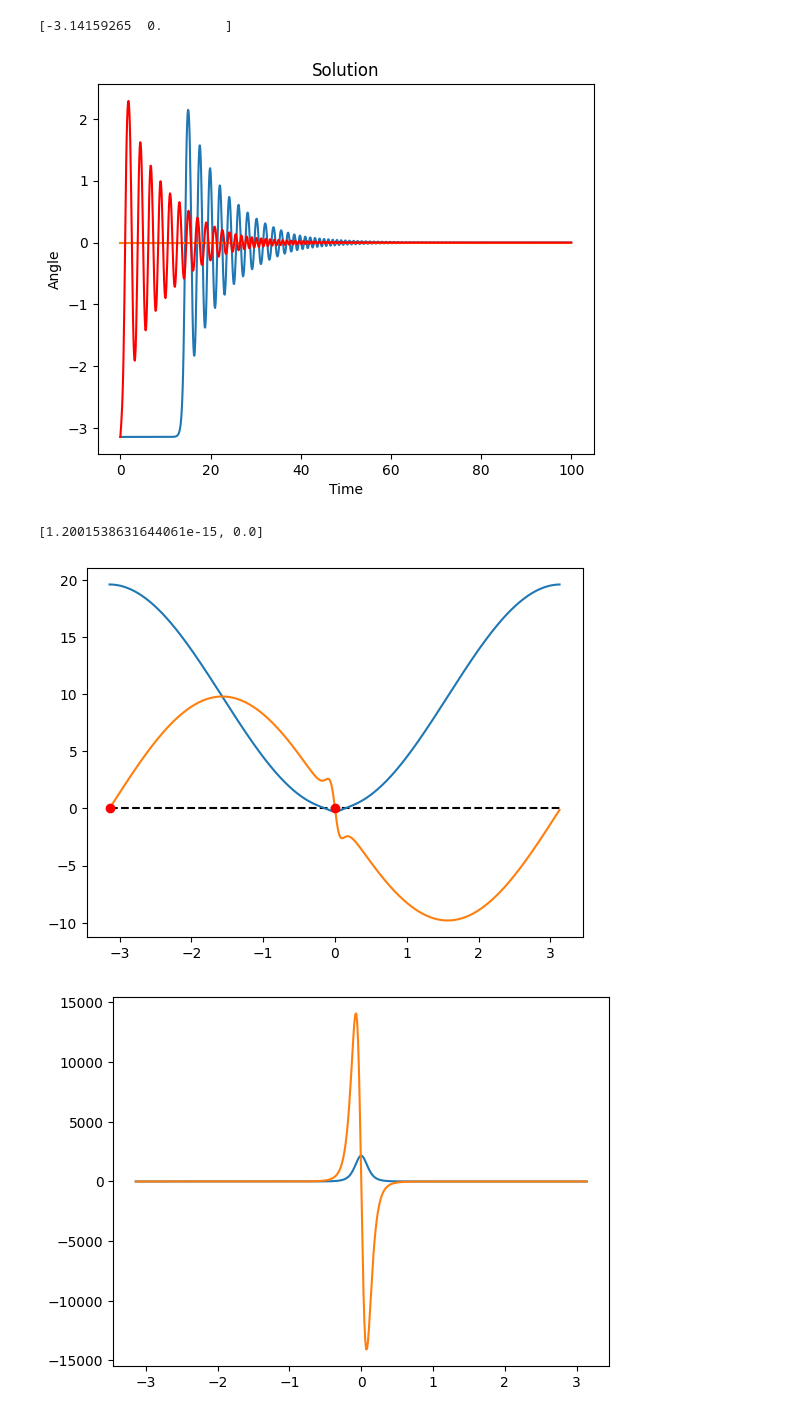
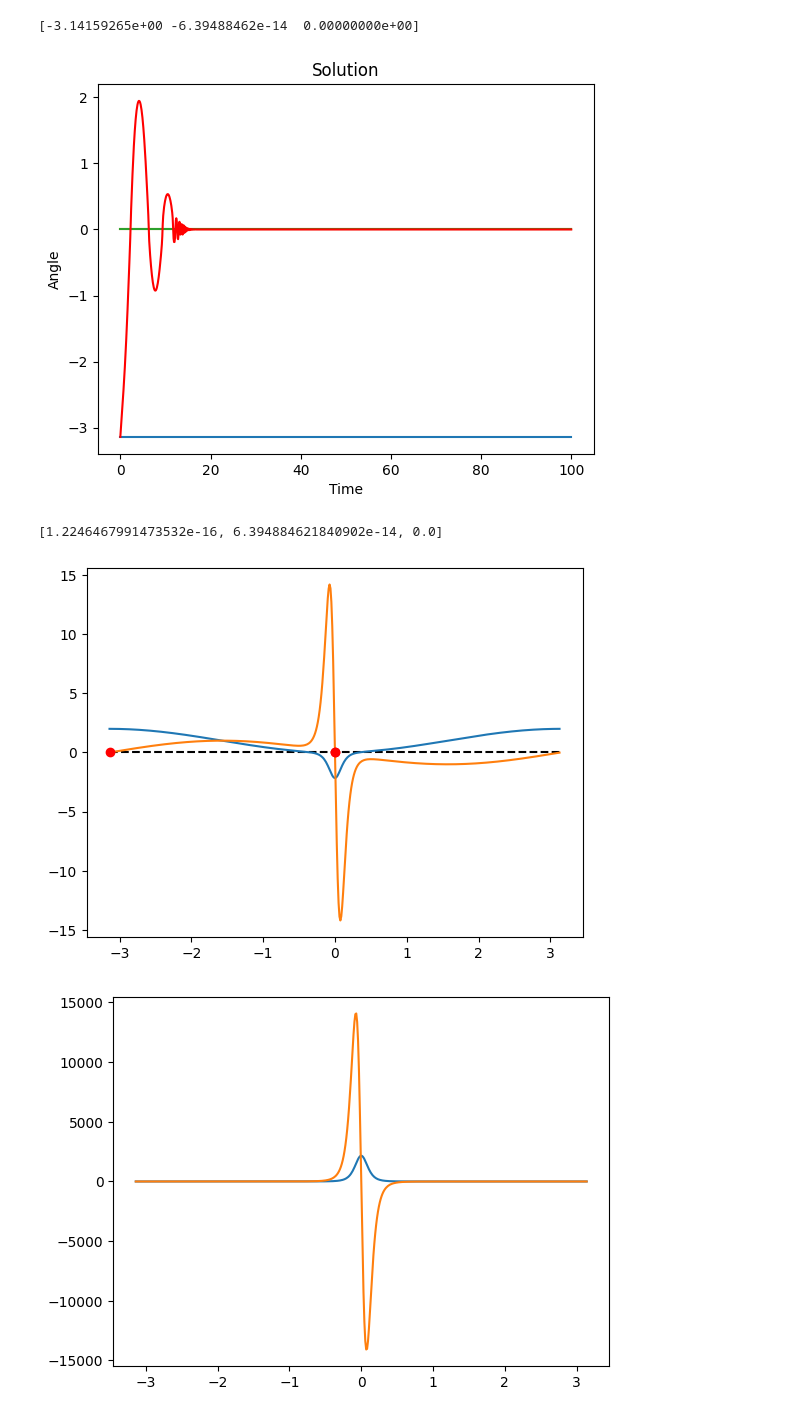
Before and after one commit to Dobel26/MagneticPendulum, a Jupyter notebook: new_sim.ipynb, the cells around one changed output. Cells and saved outputs as stored; diff of their text form; code cells hidden in the pictures.

```diff
--- a/new_sim.ipynb
+++ b/new_sim.ipynb
@@ -215,38 +292,38 @@ def plot_bifurcation(magnet_pos=None, ax=None, color=None, strength_range = [-1,
 fig, ax = plt.subplots()
 
 marcus = System(dt=0.1, t_max=100)
-marcus.add_magnet(Magnet([0.0, 1.2], [0.0, 100]))
+marcus.add_magnet(Magnet([0.0, 1.2], [0.0, 0.001]))
 crit_points = marcus.get_critical_angles()
 trajectory_values = []
 print(crit_points)
 for angle in crit_points:
 # for angle in crit_points[::-1]:
     marcus.angle = angle
     marcus.velocity = 0
     marcus.solve()
     marcus.plot_solution(ax=ax)
 
 marcus.angle = -np.pi * 0.999999999999999
 marcus.velocity = 1
 marcus.solve()
 marcus.plot_solution(ax=ax, color="red")
 plt.show()
 
 fig, ax = plt.subplots()
 ax.plot([-np.pi, np.pi], [0, 0], "k--")
 p = marcus.plot_potential(ax=ax)
 D = sm.fourier_diff_D(len(p))
 marcus.plot_potential_derivative(ax=ax)
 # ax.plot(np.linspace(-np.pi, np.pi, len(p)), -D.dot(p), "g")
 ax.plot(crit_points, [0] * len(crit_points), "ro")
 
 # print(marcus.rhs([1, 0]))
 print([marcus.rhs([cp, 0])[1] for cp in crit_points])
 # %% [output]
-[-3.14159265  0.        ]
+[-3.14159265e+00 -6.39488462e-14  0.00000000e+00]
-[figure, old version]
+[figure, new version]
-[1.2001538631644061e-15, 0.0]
+[1.2246467991473532e-16, 6.394884621840902e-14, 0.0]
-[figure, old version]
+[figure, new version]
 # %%
 m = Magnet([0, 1.2], [0, 1])
 thetas = np.linspace(-np.pi, np.pi, 500)
```
Also changed, not shown: parts of 9 cells of this notebook, 4 other files.
